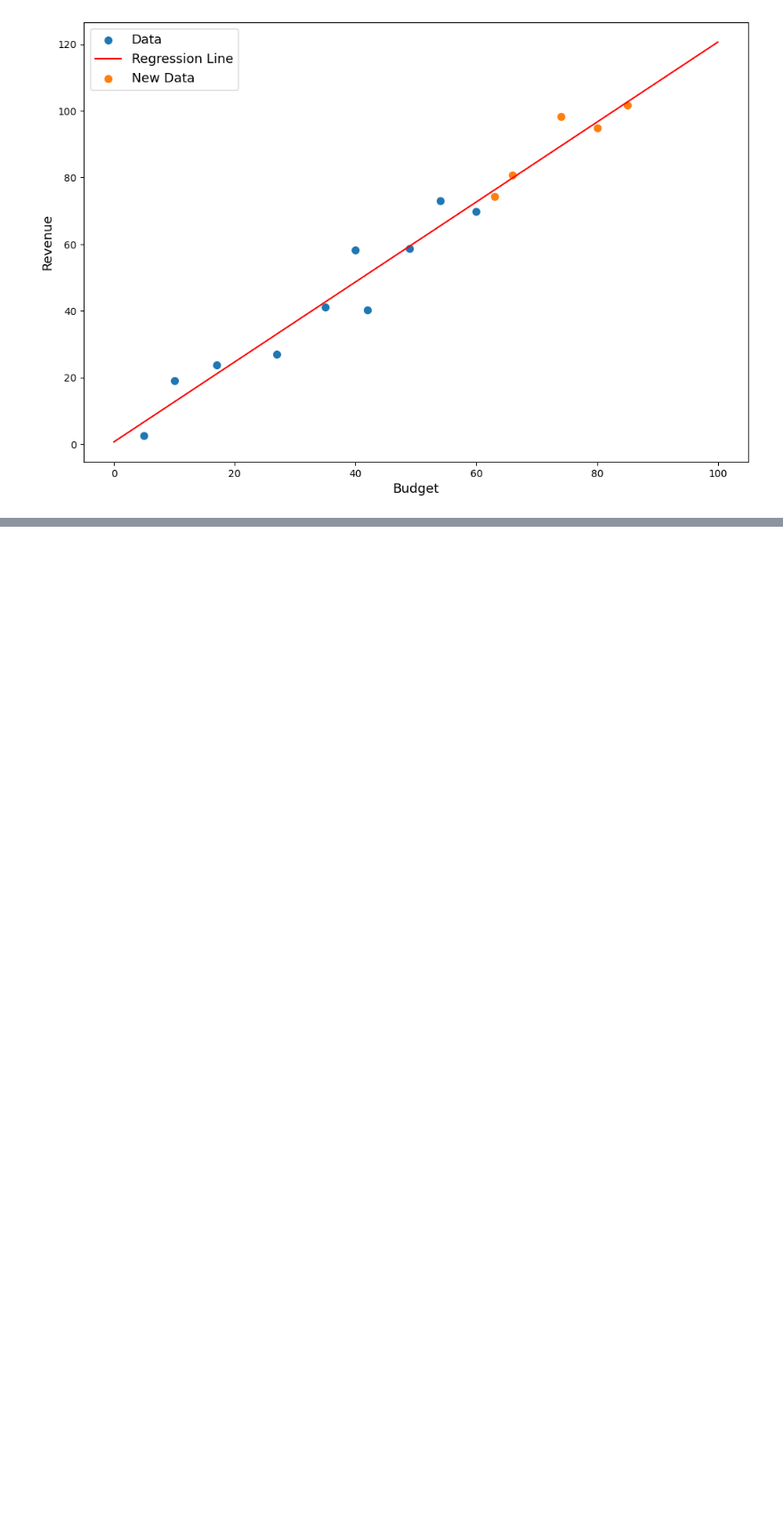
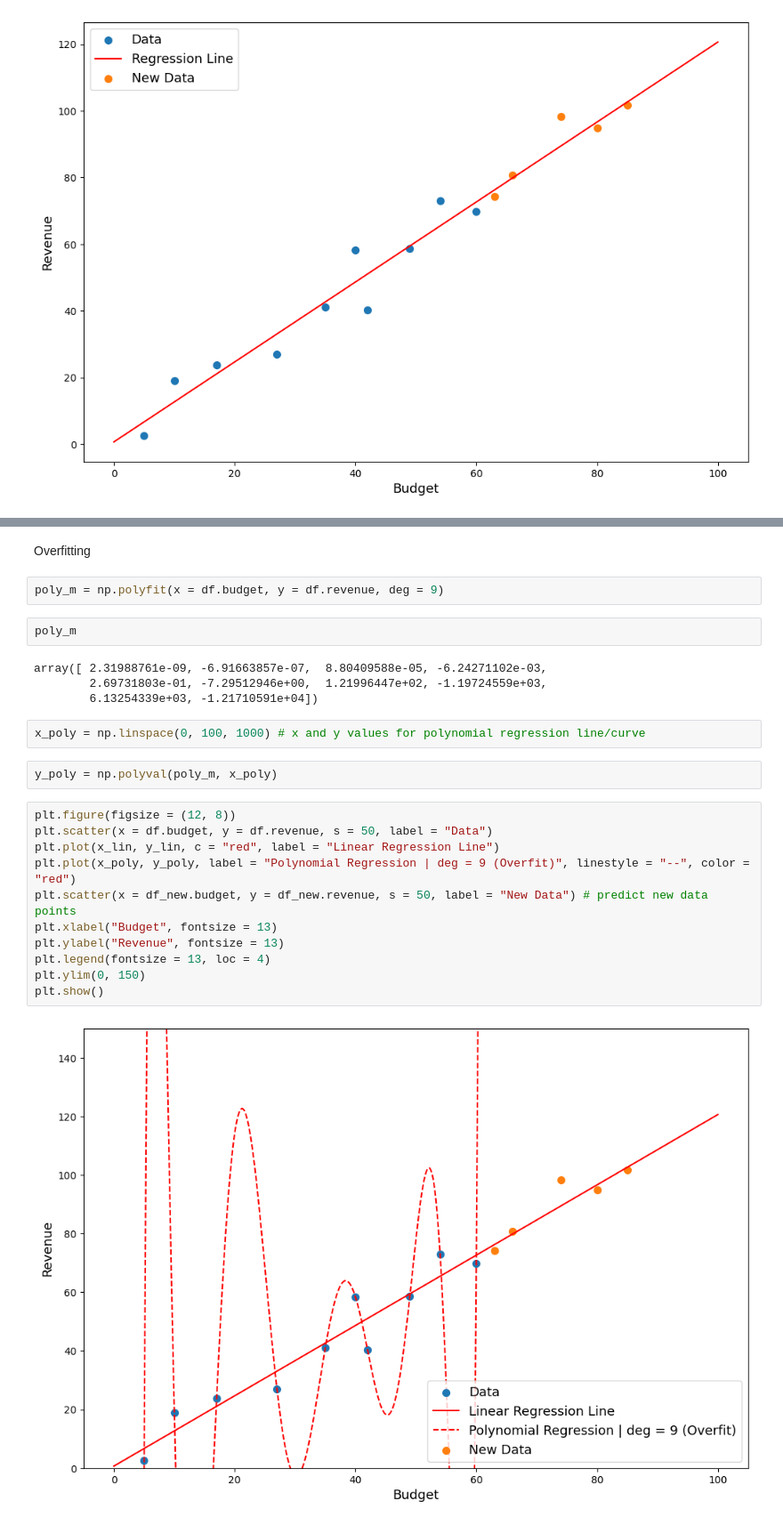
Before and after one commit to apasvenskas/Python-practice-with-financial-data, a Jupyter notebook: Testing/Linear_Regresion.ipynb, the cells around one changed output, grey strips where cells are left out. Shown at 89% size. Saved outputs shown, nothing was run; the diff lists cells and outputs as text; blank space fills up the shorter version.

Commit message:
overfitting polynomial regression

```diff
--- a/Testing/Linear_Regresion.ipynb
+++ b/Testing/Linear_Regresion.ipynb
@@ -121,0 +124,27 @@ plt.show()
+# %% [markdown]
+Overfitting
+# %%
+poly_m = np.polyfit(x = df.budget, y = df.revenue, deg = 9)
+# %%
+poly_m
+# %% [output]
+array([ 2.31988761e-09, -6.91663857e-07,  8.80409588e-05, -6.24271102e-03,
+        2.69731803e-01, -7.29512946e+00,  1.21996447e+02, -1.19724559e+03,
+        6.13254339e+03, -1.21710591e+04])
+# %%
+x_poly = np.linspace(0, 100, 1000) # x and y values for polynomial regression line/curve
+# %%
+y_poly = np.polyval(poly_m, x_poly)
+# %%
+plt.figure(figsize = (12, 8))
+plt.scatter(x = df.budget, y = df.revenue, s = 50, label = "Data")
+plt.plot(x_lin, y_lin, c = "red", label = "Linear Regression Line")
+plt.plot(x_poly, y_poly, label = "Polynomial Regression | deg = 9 (Overfit)", linestyle = "--", color = "red")
+plt.scatter(x = df_new.budget, y = df_new.revenue, s = 50, label = "New Data") # predict new data points
+plt.xlabel("Budget", fontsize = 13)
+plt.ylabel("Revenue", fontsize = 13)
+plt.legend(fontsize = 13, loc = 4)
+plt.ylim(0, 150)
+plt.show()
+# %% [output]
+[figure, added]
```
Also changed, not shown: parts of 1 cell of this notebook.
